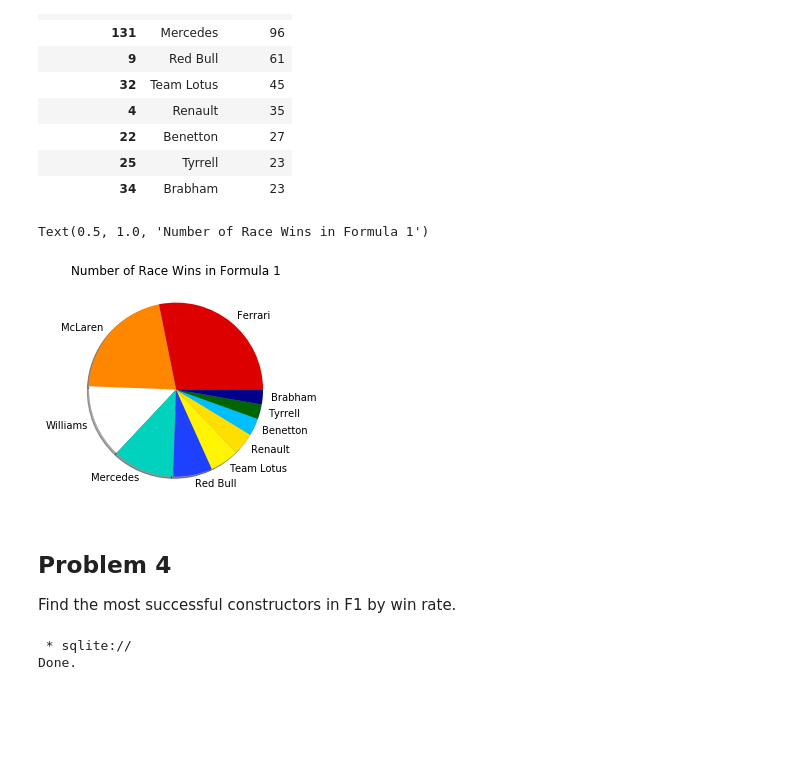
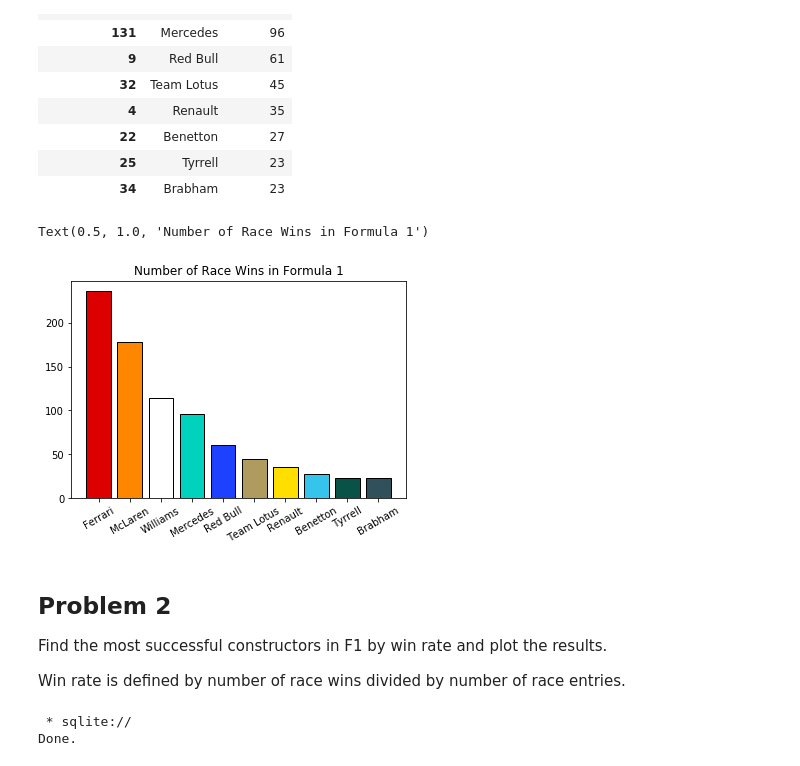
Before and after one commit to jla524/f1-analysis, a Jupyter notebook: formula-1-data-analysis.ipynb, the cells around one changed output. Drawn from its saved outputs; the diff is of its cells as text; code cells hidden in the pictures; blank space fills up the shorter version.

Commit message:
Remove problems 1 and 2

```diff
--- a/formula-1-data-analysis.ipynb
+++ b/formula-1-data-analysis.ipynb
@@ -10,10 +11,13 @@ from scipy import stats
 
 %matplotlib inline
 # %%
-def load_file(name, parse_column=None):
+# Define a function to read the given CSV file with Pandas,
+# and then return the DataFrame
+
+def load_file(name, parse_dates=None):
     path = 'clean_f1db/' + name
     encoding = 'ISO-8859-1'
-    if not parse_column:
+    if not parse_dates:
         return pd.read_csv(path)
-    return pd.read_csv(path, parse_dates=[parse_column])
+    return pd.read_csv(path, parse_dates=parse_dates)
 # %%
@@ -175,26 +118,29 @@ df
 | 34 | Brabham | 23 |
 # %%
 '''
-Now we can produce a pie chart using the DataFrame.
-Since Matplotlib allows us to specify colors in the pie chart, let's
-find the colors that represent these teams.
+Now we can produce a bar chart using the DataFrame. Since Matplotlib allows
+us to specify colors in the pie chart, we can use the colors that represent
+these teams.
 
-Credits to www.f1colours.com and
+Credits to www.f1colours.com, html-color-codes.info/colors-from-image/, and
 www.reddit.com/r/formula1/comments/arxt0r/f1_2019_team_colors_hex_codes/
 for the team colors.
 '''
 
 colors = ['#DC0000', '#FF8700', '#FFFFFF', '#00D2BE', '#1E41FF',
-          '#FFF500', '#FFDF00', '#00BFFF', '#006400', '#00008B']
+          '#AF9B5E', '#FFDF00', '#35C4EC', '#095248', '#30505C']
 
-plt.pie(df['resultId'], labels=df['name'], colors=colors, shadow=True);
+plt.xticks(rotation=30)
+plt.bar(df['name'], df['resultId'], color=colors, edgecolor='#000000');
 plt.title('Number of Race Wins in Formula 1')
 # %% [output]
 Text(0.5, 1.0, 'Number of Race Wins in Formula 1')
-[figure, old version]
+[figure, new version]
 # %% [markdown]
-## Problem 4
-Find the most successful constructors in F1 by win rate.
+## Problem 2
+Find the most successful constructors in F1 by win rate and plot the results.
+
+Win rate is defined by number of race wins divided by number of race entries.
 # %%
 %%sql
 
```
Also changed, not shown: parts of 22 cells of this notebook.
